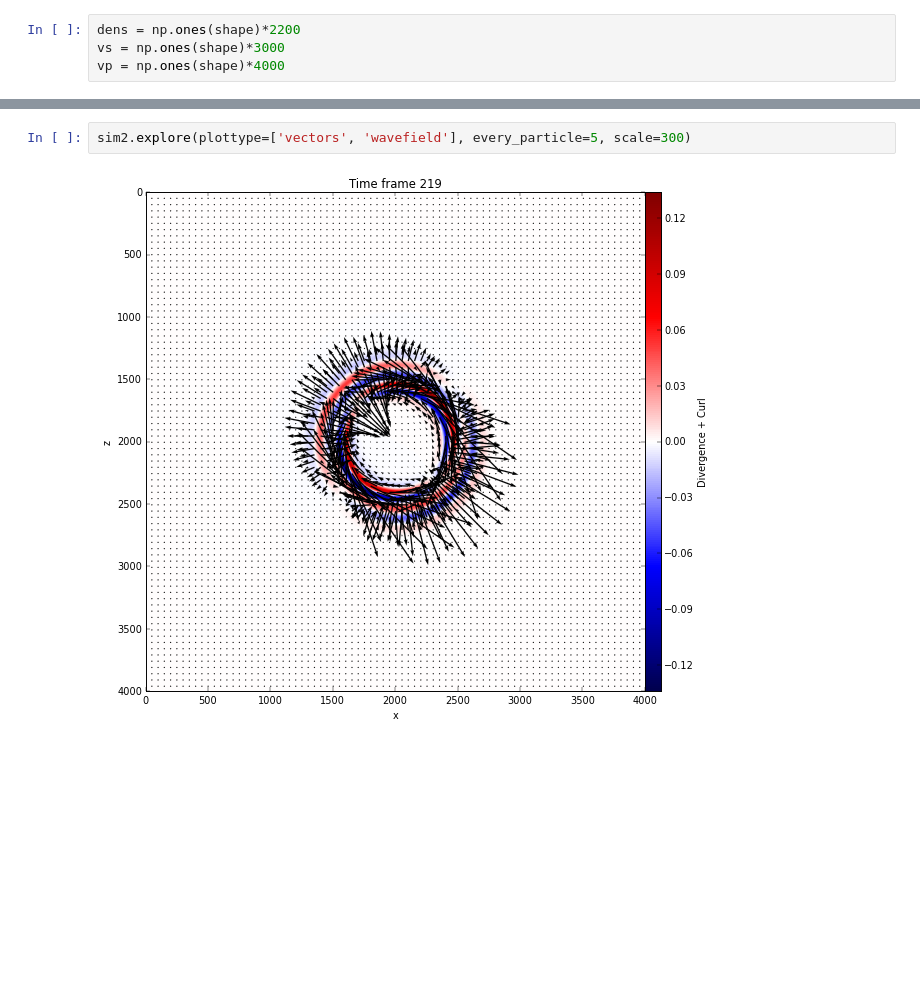
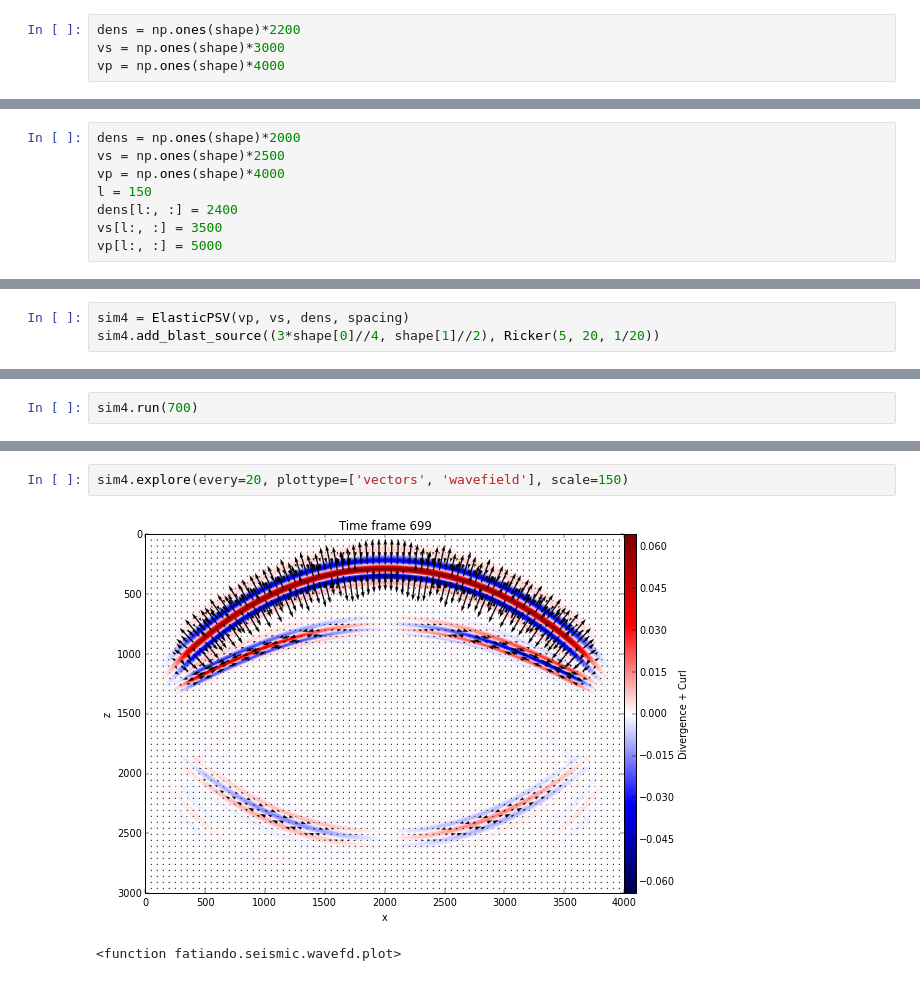
Before and after one commit to leouieda/geofisica2, a Jupyter notebook: notebooks/ondas-sismicas.ipynb, the cells around one changed output, grey strips where cells are left out. Cells and saved outputs as stored; diff of their text form; blank space fills up the shorter version.

```diff
--- a/notebooks/ondas-sismicas.ipynb
+++ b/notebooks/ondas-sismicas.ipynb
@@ -133,0 +177,8 @@ sim2.snapshot(500, plottype=['vectors', 'wavefield'], scale=100)
+# %%
+dens = np.ones(shape)*2000
+vs = np.ones(shape)*2500
+vp = np.ones(shape)*4000
+l = 150
+dens[l:, :] = 2400
+vs[l:, :] = 3500
+vp[l:, :] = 5000
@@ -133,0 +187,3 @@ sim2.snapshot(500, plottype=['vectors', 'wavefield'], scale=100)
+# %%
+sim4 = ElasticPSV(vp, vs, dens, spacing)
+sim4.add_blast_source((3*shape[0]//4, shape[1]//2), Ricker(5, 20, 1/20))
@@ -133,0 +192,2 @@ sim2.snapshot(500, plottype=['vectors', 'wavefield'], scale=100)
+# %%
+sim4.run(700)
@@ -134,4 +200,5 @@ sim2.snapshot(500, plottype=['vectors', 'wavefield'], scale=100)
 # %%
-sim2.explore(plottype=['vectors', 'wavefield'], every_particle=5, scale=300)
+sim4.explore(every=20, plottype=['vectors', 'wavefield'], scale=150)
 # %% [output]
-[figure, old version]
+[figure, new version]
+<function fatiando.seismic.wavefd.plot>
```
Also changed, not shown: parts of 26 cells of this notebook, 6 other files.
